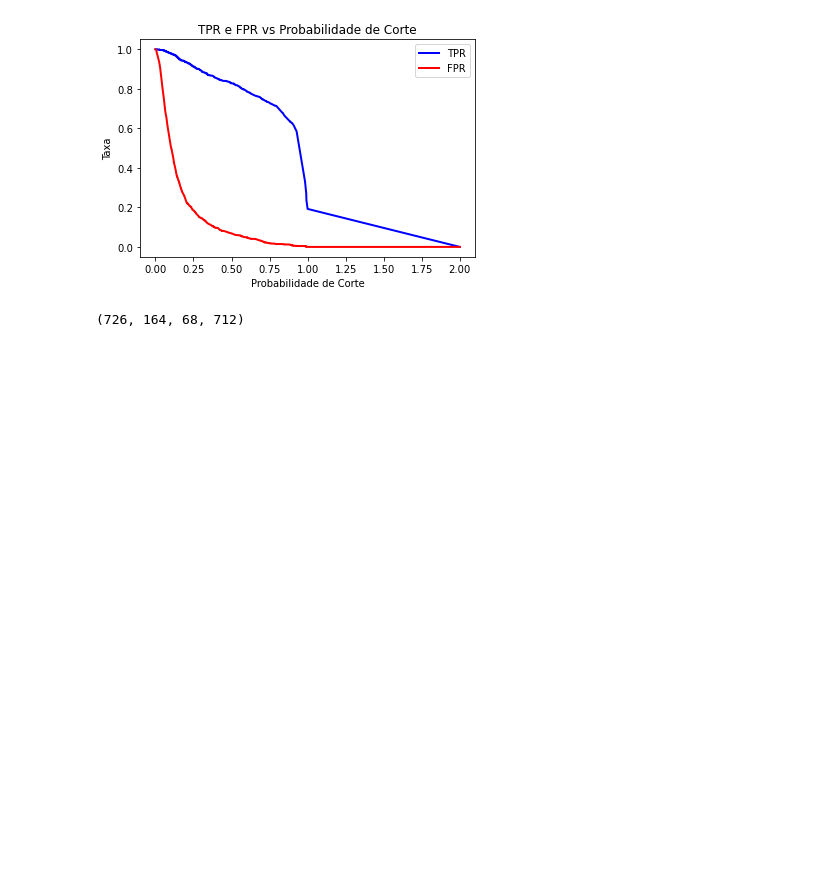
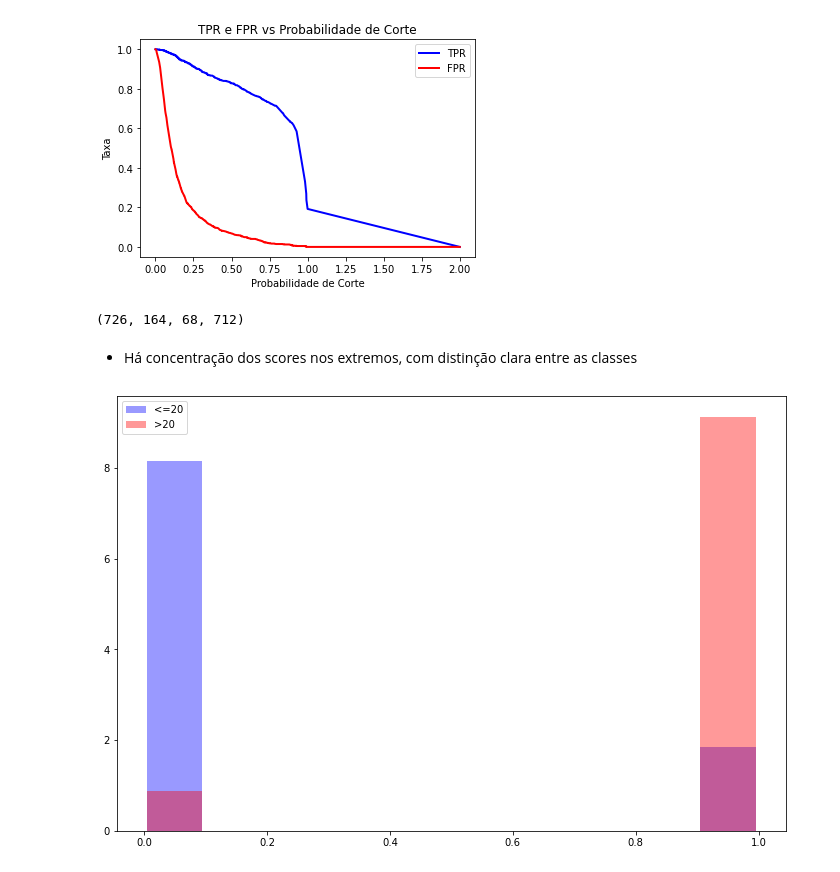
Before and after one commit to GCabral95/Aprendizado_Supervisionado, a Jupyter notebook: KNN_.ipynb, the cells around one changed output. Cells and saved outputs as stored; diff of their text form; code cells hidden in the pictures; blank space fills up the shorter version.

```diff
--- a/KNN_.ipynb
+++ b/KNN_.ipynb
@@ -481,3 +481,13 @@ tn, fp, fn, tp = confusion_matrix(y_test,y_score).ravel()
 (tn, fp, fn, tp)
 # %% [output]
 (726, 164, 68, 712)
+# %% [markdown]
+* Há concentração dos scores nos extremos, com distinção clara entre as classes
+# %%
+plt.figure(figsize=(12,8))
+plt.hist(y_score[y_test['Maior20']==0],density=True, color='b', alpha=.4, rwidth=.9, label='<=20')
+plt.hist(y_score[y_test['Maior20']==1],density=True,color='r', alpha=.4, rwidth=.9, label='>20');
+plt.legend()
+plt.show()
+# %% [output]
+[figure, added]
```
Also changed, not shown: parts of 14 cells of this notebook.
